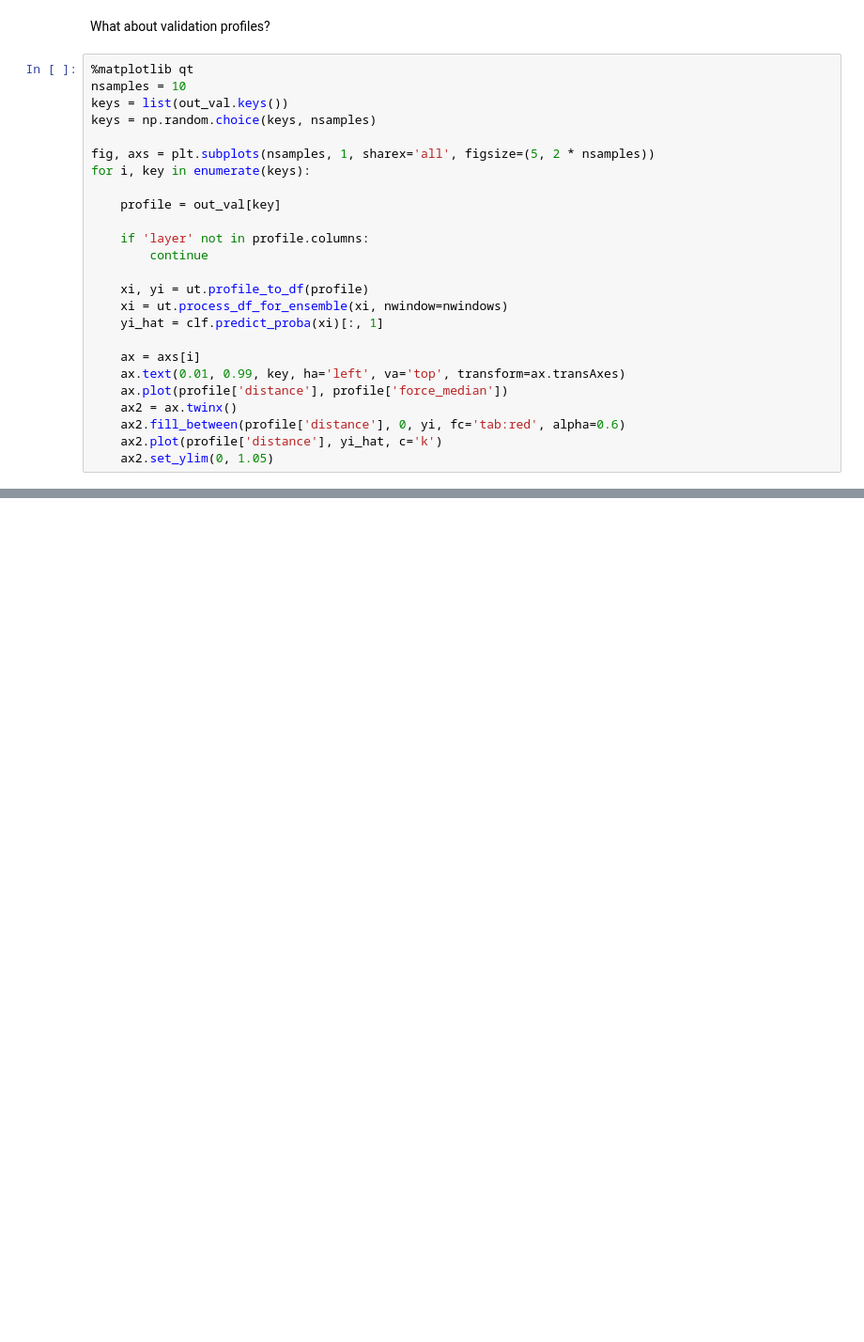
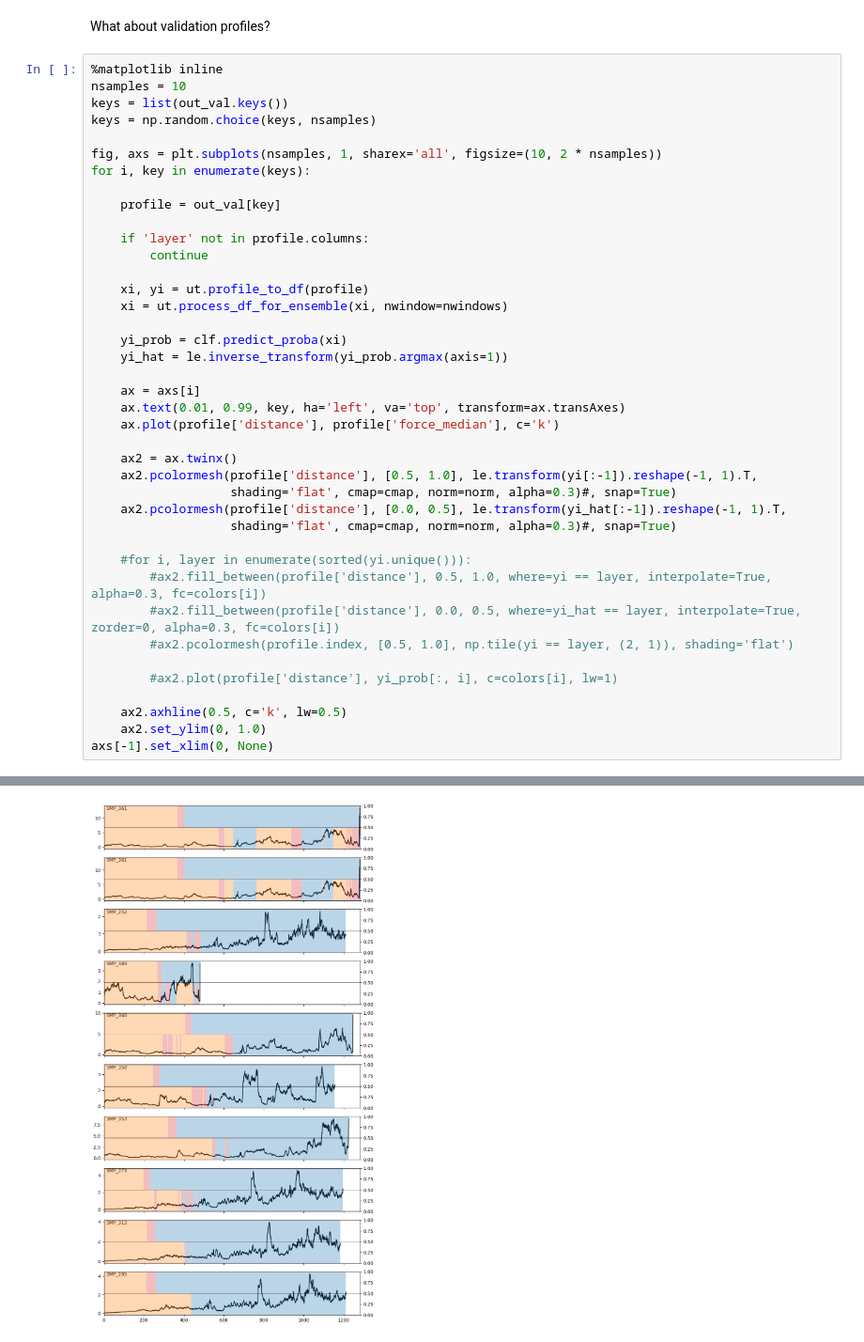
Before and after one commit to aleximorin/SMP_segmentation, a Jupyter notebook: 2. Ensemble models.ipynb, the cells around one changed output, grey strips where cells are left out. Shown: that part at 94% size. Cells and saved outputs as stored; diff of their text form; blank space fills up the shorter version.

```diff
--- a/2. Ensemble models.ipynb
+++ b/2. Ensemble models.ipynb
@@ -132,12 +143,12 @@ for i, key in enumerate(keys):
 # %% [markdown]
 What about validation profiles?
 # %%
-%matplotlib qt
+%matplotlib inline
 nsamples = 10
 keys = list(out_val.keys())
 keys = np.random.choice(keys, nsamples)
 
-fig, axs = plt.subplots(nsamples, 1, sharex='all', figsize=(5, 2 * nsamples))
+fig, axs = plt.subplots(nsamples, 1, sharex='all', figsize=(10, 2 * nsamples))
 for i, key in enumerate(keys):
 
     profile = out_val[key]
@@ -147,12 +158,28 @@ for i, key in enumerate(keys):
 
     xi, yi = ut.profile_to_df(profile)
     xi = ut.process_df_for_ensemble(xi, nwindow=nwindows)
-    yi_hat = clf.predict_proba(xi)[:, 1]
+
+    yi_prob = clf.predict_proba(xi)
+    yi_hat = le.inverse_transform(yi_prob.argmax(axis=1))
 
     ax = axs[i]
     ax.text(0.01, 0.99, key, ha='left', va='top', transform=ax.transAxes)
-    ax.plot(profile['distance'], profile['force_median'])
+    ax.plot(profile['distance'], profile['force_median'], c='k')
+
     ax2 = ax.twinx()
-    ax2.fill_between(profile['distance'], 0, yi, fc='tab:red', alpha=0.6)
-    ax2.plot(profile['distance'], yi_hat, c='k')
-    ax2.set_ylim(0, 1.05)
+    ax2.pcolormesh(profile['distance'], [0.5, 1.0], le.transform(yi[:-1]).reshape(-1, 1).T,
+                   shading='flat', cmap=cmap, norm=norm, alpha=0.3)#, snap=True)
+    ax2.pcolormesh(profile['distance'], [0.0, 0.5], le.transform(yi_hat[:-1]).reshape(-1, 1).T,
+                   shading='flat', cmap=cmap, norm=norm, alpha=0.3)#, snap=True)
+
+    #for i, layer in enumerate(sorted(yi.unique())):
+        #ax2.fill_between(profile['distance'], 0.5, 1.0, where=yi == layer, interpolate=True, alpha=0.3, fc=colors[i])
+        #ax2.fill_between(profile['distance'], 0.0, 0.5, where=yi_hat == layer, interpolate=True, zorder=0, alpha=0.3, fc=colors[i])
+        #ax2.pcolormesh(profile.index, [0.5, 1.0], np.tile(yi == layer, (2, 1)), shading='flat')
+
+        #ax2.plot(profile['distance'], yi_prob[:, i], c=colors[i], lw=1)
+
+    ax2.axhline(0.5, c='k', lw=0.5)
+    ax2.set_ylim(0, 1.0)
+axs[-1].set_xlim(0, None)
+# %% [output]
@@ -158,0 +187 @@ for i, key in enumerate(keys):
+[figure, added]
```
Also changed, not shown: parts of 12 cells of this notebook, 1 other file.
